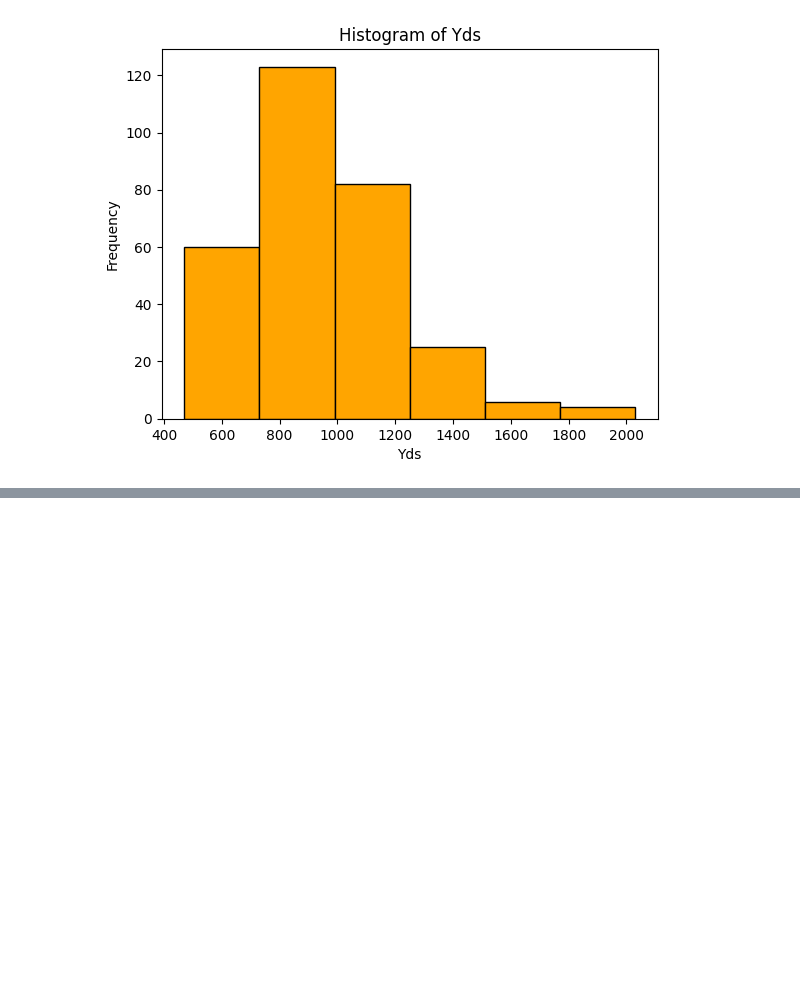
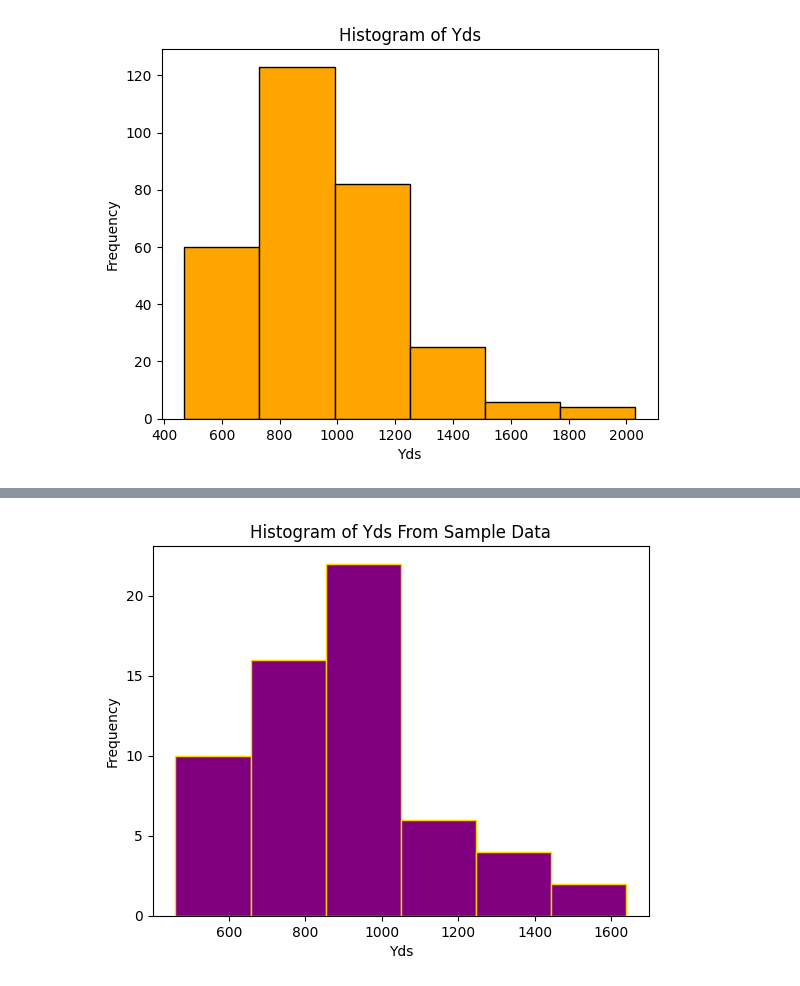
Before and after one commit to Bmoore4452/nfl-data-study, a Jupyter notebook: notebooks/nfl_data_study.ipynb, the cells around one changed output, grey strips where cells are left out. Drawn from its saved outputs; the diff is of its cells as text; code cells hidden in the pictures; blank space fills up the shorter version.

```diff
--- a/notebooks/nfl_data_study.ipynb
+++ b/notebooks/nfl_data_study.ipynb
@@ -379,9 +398,9 @@ memory usage: 46.4+ KB
 # %%
 # keep only 300 rows
-new_df = new_df.iloc[:300]
+# new_df = new_df.iloc[:300]
 
 # drop bins column
-new_df = new_df.drop(columns=["bins"])
+# new_df = new_df.drop(columns=["bins"])
 
 # export the dataframe to a csv file
 new_df.to_csv(
@@ -458,7 +479,10 @@ frequency_table.to_csv(
 sample_data = new_df.sample(n=60, random_state=1)
 
 # Keep only the 'Name','Yds', and 'Team' columns
-sample_data = sample_data[['Player', 'Yds', 'Team']]
+sample_data = sample_data[['Player', 'Yds', 'Team', 'Year']]
+
+# sort the dataframe by Yds
+sample_data = sample_data.sort_values(by="Yds", ascending=False)
 
 # Display the new dataframe
 print(sample_data)
@@ -496,0 +535,88 @@ sample_data.to_csv(
+# %%
+import math
+# Define the number of bins (classes)
+num_bins = 6
+
+# Choose a quantitative variable, for example, 'RYDS'
+quant_variable = "Yds"
+
+# Create bins and get the frequency counts at equal intervals
+sample_data["bins"] = pd.cut(
+    sample_data[quant_variable], bins=num_bins, include_lowest=True, precision=0
+)
+sample_frequency_table = sample_data["bins"].value_counts().sort_index()
+
+# create table of the frequency counts
+sample_frequency_table = pd.DataFrame(sample_frequency_table)
+sample_frequency_table.columns = ["Frequency"]
+sample_frequency_table["Ranges"] = sample_frequency_table.index
+sample_frequency_table = sample_frequency_table.reset_index(drop=True)
+
+# round the lower and upper limits to the nearest tens place and format as string
+sample_frequency_table["Ranges"] = (
+    sample_frequency_table["Ranges"]
+    .astype(str)
+    .str.replace("(", "")
+    .str.replace("]", "")
+    .str.replace(",", "-")
+    .str.replace(" ", "")
+)
+sample_frequency_table["Ranges"] = (
+    sample_frequency_table["Ranges"]
+    .str.split("-")
+    .apply(lambda x: [math.floor(float(i)/10)*10 for i in x])
+)
+# make a column of the lower limits
+sample_frequency_table["Lower_Limit"] = sample_frequency_table["Ranges"].apply(lambda x: x[0])
+# make a column of the upper limits
+sample_frequency_table["Upper_Limit"] = sample_frequency_table["Ranges"].apply(lambda x: x[1])
+# make sure the upper limit - the lower limit is 250
+sample_frequency_table["Upper_Limit"] = sample_frequency_table["Lower_Limit"] + 270
+# drop the Ranges column
+sample_frequency_table = sample_frequency_table.drop(columns=["Ranges"])
+# sort the dataframe by the lower limits
+sample_frequency_table = sample_frequency_table.sort_values(by="Lower_Limit")
+# rearrange the columns
+sample_frequency_table = sample_frequency_table[["Lower_Limit", "Upper_Limit", "Frequency"]]
+# set the index to the Lower_Limit
+sample_frequency_table = sample_frequency_table.set_index("Lower_Limit")
+
+lower_list = list(sample_frequency_table.index)
+upper_list = list(sample_frequency_table["Upper_Limit"])
+
+# convert the lower and upper limits to a dictionary of strings
+lower_list = [str(i) for i in lower_list]
+upper_list = [str(i) for i in upper_list]
+
+# create a list of strings
+range_list = [f"{lower_list[i]} - {upper_list[i]}" for i in range(len(lower_list))]
+
+print(range_list)
+
+color = "purple"
+
+plt.hist(
+    sample_data[quant_variable],
+    bins=num_bins,
+    color=color,
+    edgecolor="gold",
+    range=(
+        sample_frequency_table.index[0],
+        sample_frequency_table["Upper_Limit"][sample_frequency_table.index[-1]],
+    ),
+    label=range_list,
+    histtype='bar',
+)
+plt.xlabel(quant_variable)
+plt.ylabel("Frequency")
+plt.title(f"Histogram of {quant_variable} From Sample Data")
+plt.savefig(
+    "/Users/brianmoore/Documents/Data Science Portfolio/nfl-data-study/reports/figures/sample_histogram.png"
+)
+plt.show()
+
+# export the frequency table to a csv file
+sample_frequency_table.to_csv(
+    "/Users/brianmoore/Documents/Data Science Portfolio/nfl-data-study/data/processed/sample_frequency_table.csv"
+)
+# %% [output]
@@ -496,0 +624 @@ sample_data.to_csv(
+[figure, added]
```
Also changed, not shown: parts of 10 cells of this notebook, 8 other files.
